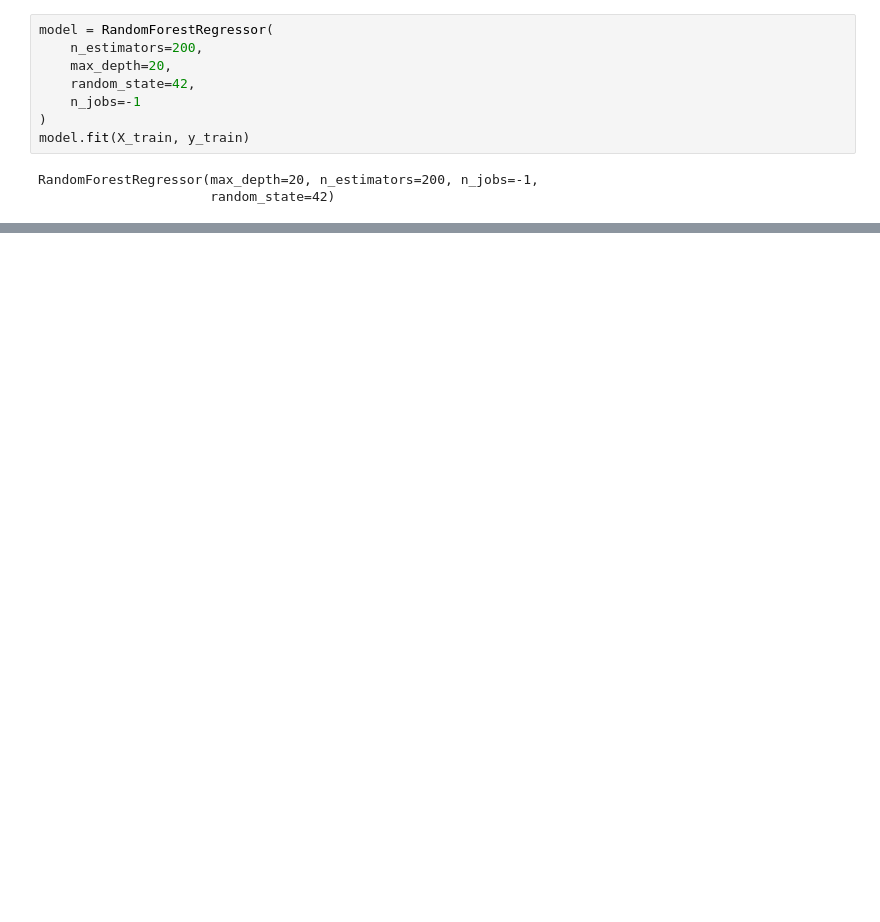
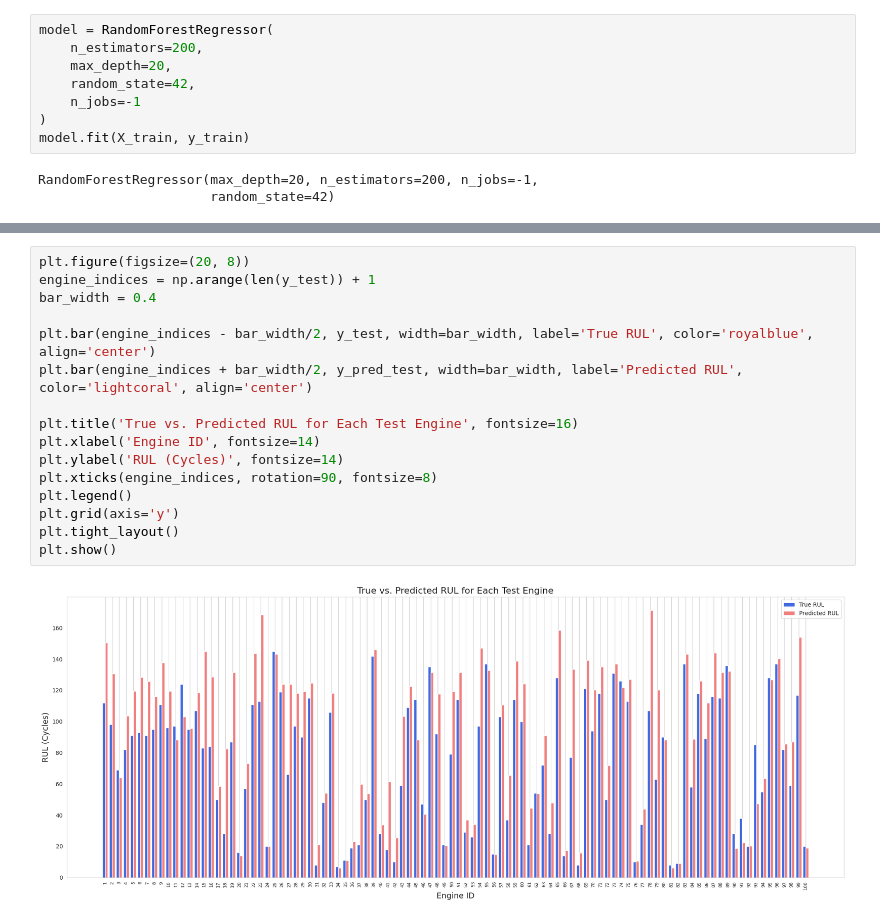
Before and after one commit to IVIOIST/rul-prediction, a Jupyter notebook: randomforest.ipynb, the cells around one changed output, grey strips where cells are left out. Drawn from its saved outputs; the diff is of its cells as text; blank space fills up the shorter version.

```diff
--- a/randomforest.ipynb
+++ b/randomforest.ipynb
@@ -82,0 +167,18 @@ Engine 100 => True RUL = 20, Predicted = 19.9
+# %%
+plt.figure(figsize=(20, 8))
+engine_indices = np.arange(len(y_test)) + 1
+bar_width = 0.4
+
+plt.bar(engine_indices - bar_width/2, y_test, width=bar_width, label='True RUL', color='royalblue', align='center')
+plt.bar(engine_indices + bar_width/2, y_pred_test, width=bar_width, label='Predicted RUL', color='lightcoral', align='center')
+
+plt.title('True vs. Predicted RUL for Each Test Engine', fontsize=16)
+plt.xlabel('Engine ID', fontsize=14)
+plt.ylabel('RUL (Cycles)', fontsize=14)
+plt.xticks(engine_indices, rotation=90, fontsize=8)
+plt.legend()
+plt.grid(axis='y')
+plt.tight_layout()
+plt.show()
+# %% [output]
+[figure, added]
```
Also changed, not shown: parts of 15 cells of this notebook.
